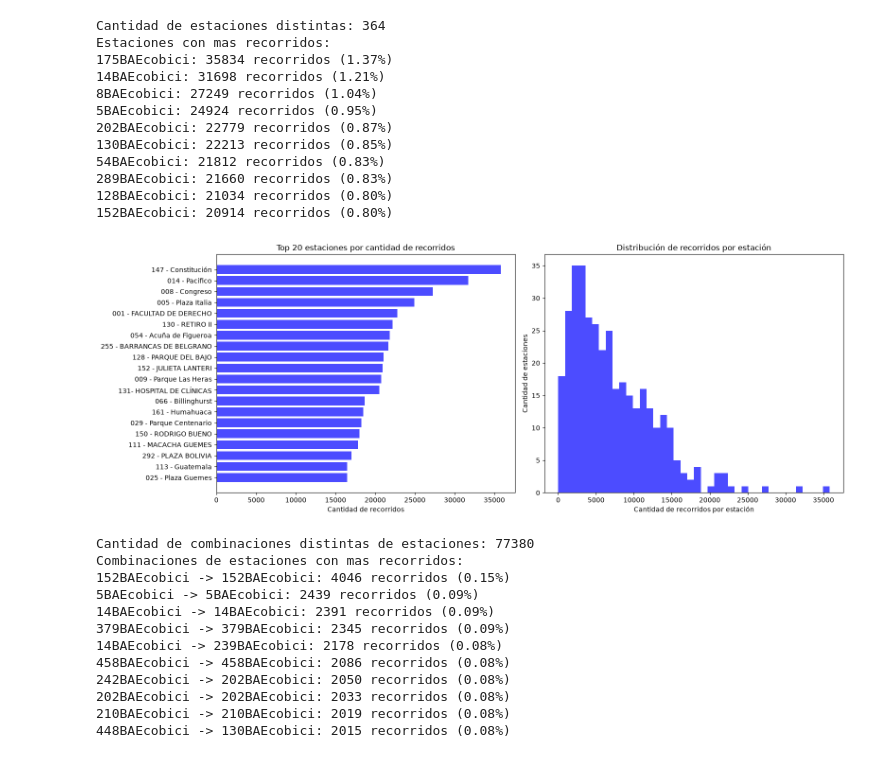
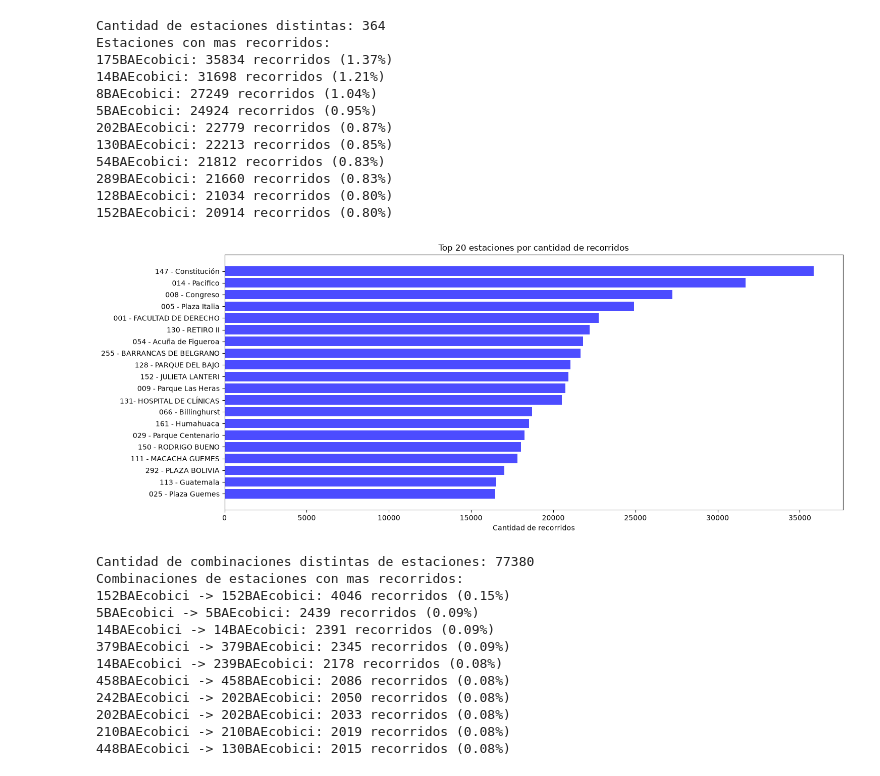
Before and after one commit to brigere/data-anlysis-ceia, a Jupyter notebook: tp_final_2026.ipynb, the cells around one changed output. Cells and saved outputs as stored; diff of their text form; code cells hidden in the pictures.

```diff
--- a/tp_final_2026.ipynb
+++ b/tp_final_2026.ipynb
@@ -546,31 +546,26 @@ Estaciones con mas recorridos:
 128BAEcobici: 21034 recorridos (0.80%)
 152BAEcobici: 20914 recorridos (0.80%)
 # %%
-# Graficamos la cantidad de recorridos por estación de origen (top 20) y la distribución de recorridos por estación (histograma)
+# Graficamos la cantidad de recorridos por estación de origen (top 20)
 top_n = 20
 top_estaciones = estacion_recorridos_counter.head(top_n)
 # se usa el nombre de la estacion en vez del id para que sea legible
 nombres = (
     df_recorridos.drop_duplicates("id_estacion_origen")
     .set_index("id_estacion_origen")["nombre_estacion_origen"]
     .astype(str)
 )
 
-fig, axes = plt.subplots(1, 2, figsize=(16, 6))
+fig, ax = plt.subplots(figsize=(15, 6))
 
-axes[0].barh(top_estaciones.index.map(nombres)[::-1], top_estaciones.values[::-1], color="blue", alpha=0.7)
-axes[0].set_title(f"Top {top_n} estaciones por cantidad de recorridos")
-axes[0].set_xlabel("Cantidad de recorridos")
-
-axes[1].hist(estacion_recorridos_counter.values, bins=40, color="blue", alpha=0.7)
-axes[1].set_title("Distribución de recorridos por estación")
-axes[1].set_xlabel("Cantidad de recorridos por estación")
-axes[1].set_ylabel("Cantidad de estaciones")
+ax.barh(top_estaciones.index.map(nombres)[::-1], top_estaciones.values[::-1], color="blue", alpha=0.7)
+ax.set_title(f"Top {top_n} estaciones por cantidad de recorridos")
+ax.set_xlabel("Cantidad de recorridos")
 
 plt.tight_layout()
 plt.show()
 # %% [output]
-[figure, old version]
+[figure, new version]
 # %%
 combinaciones_estaciones_counter = df_recorridos.groupby(["id_estacion_origen", "id_estacion_destino"], observed=True).size().rename("recorridos_por_combinacion").sort_values(ascending=False)
 
```
Also changed, not shown: parts of 3 cells of this notebook.
